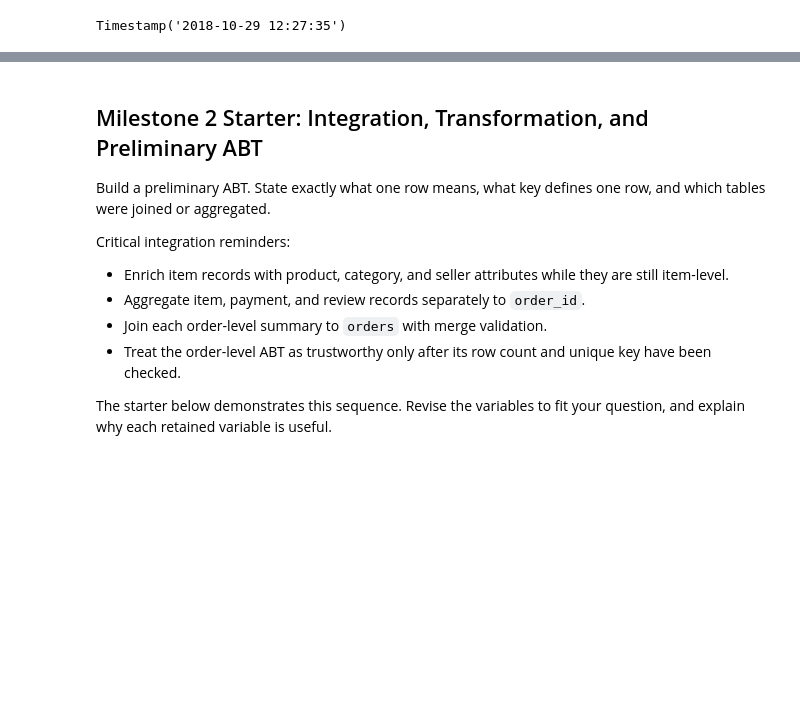
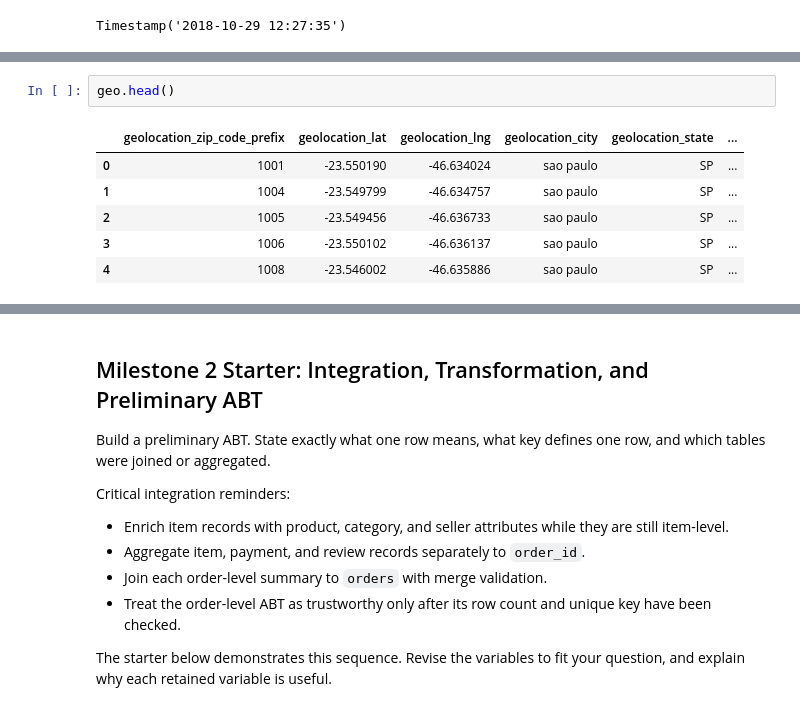
Before and after one commit to Jade-Jung/ban6003-project-option-2-hyejung-jung, a Jupyter notebook: notebooks/olist_project_starter.ipynb, the cells around one changed output, grey strips where cells are left out. Drawn from its saved outputs; the diff is of its cells as text; blank space fills up the shorter version.

```diff
--- a/notebooks/olist_project_starter.ipynb
+++ b/notebooks/olist_project_starter.ipynb
@@ -750,0 +890,9 @@ Timestamp('2018-10-29 12:27:35')
+# %%
+geo.head()
+# %% [output]
+|  | geolocation_zip_code_prefix | geolocation_lat | geolocation_lng | geolocation_city | geolocation_state | ... |
+| 0 | 1001 | -23.550190 | -46.634024 | sao paulo | SP | ... |
+| 1 | 1004 | -23.549799 | -46.634757 | sao paulo | SP | ... |
+| 2 | 1005 | -23.549456 | -46.636733 | sao paulo | SP | ... |
+| 3 | 1006 | -23.550102 | -46.636137 | sao paulo | SP | ... |
+| 4 | 1008 | -23.546002 | -46.635886 | sao paulo | SP | ... |
```
Also changed, not shown: parts of 37 cells of this notebook.
